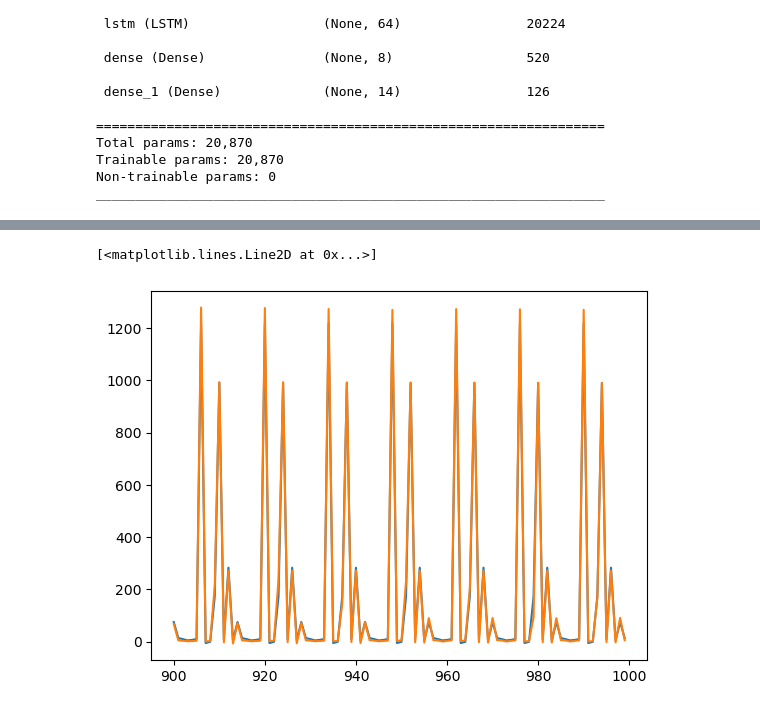
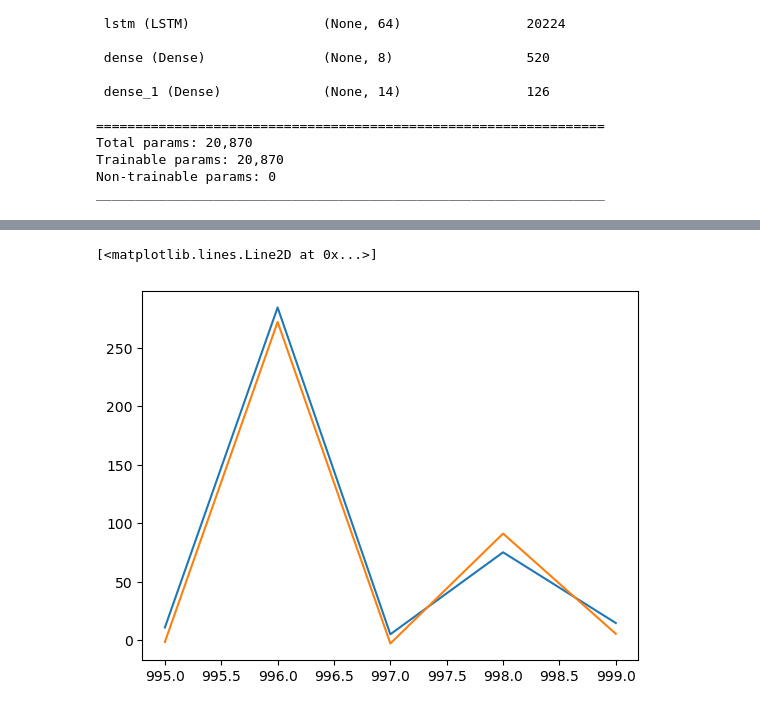
Before and after one commit to s0hams1nha/Thoucentric, a Jupyter notebook: TimeSeriesForescast.ipynb, the cells around one changed output, grey strips where cells are left out. Saved outputs shown, nothing was run; the diff lists cells and outputs as text; code cells hidden in the pictures.

```diff
--- a/TimeSeriesForescast.ipynb
+++ b/TimeSeriesForescast.ipynb
@@ -167,11 +176,11 @@ train_results
 840000 rows × 2 columns
 # %%
 import matplotlib.pyplot as plt
-plt.plot(train_results['Train Predictions'][900:1000])
-plt.plot(train_results['Actuals'][900:1000])
+plt.plot(train_results['Train Predictions'][995:1000])
+plt.plot(train_results['Actuals'][995:1000])
 # %% [output]
 [<matplotlib.lines.Line2D at 0x...>]
-[figure, old version]
+[figure, new version]
 # %%
 val_predictions= model.predict(X_val).flatten()
 y_val1=y_val.flatten()
```
Also changed, not shown: parts of 15 cells of this notebook, 9 other files.
